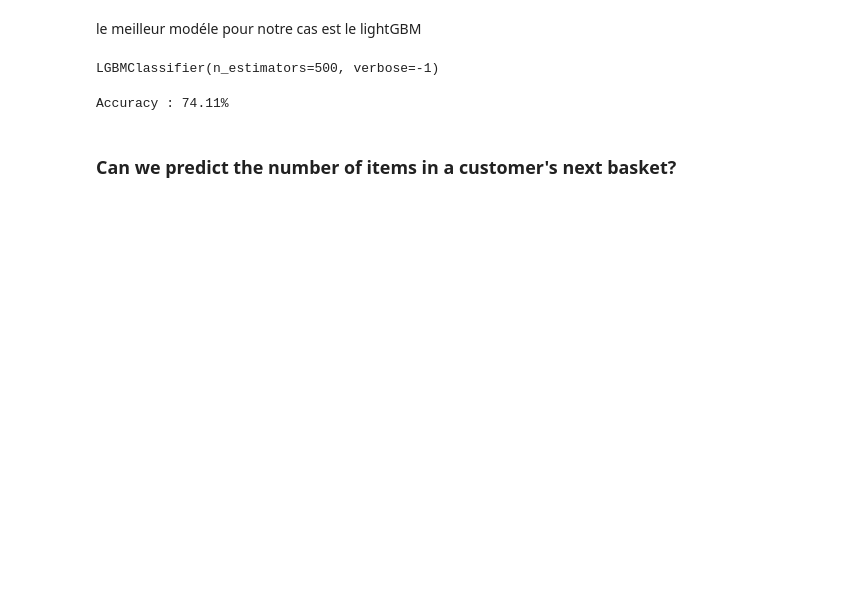
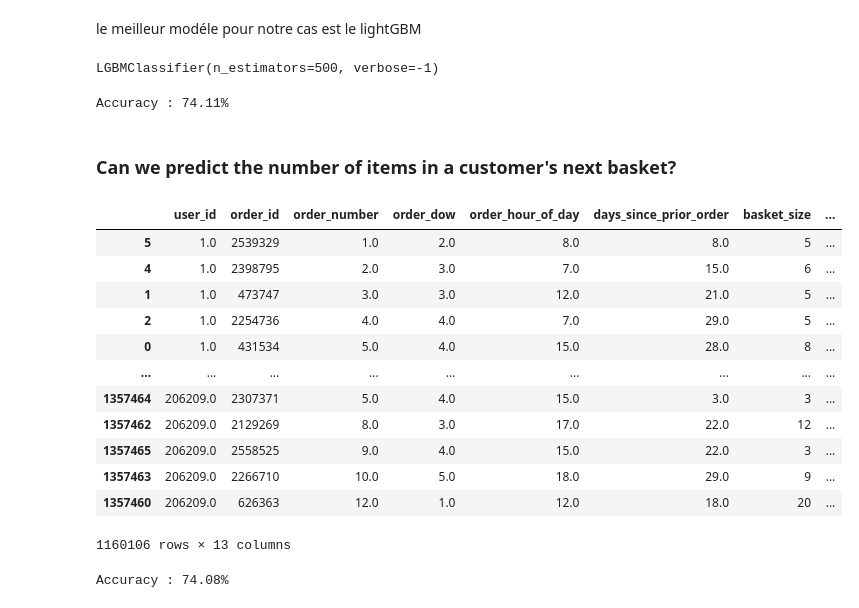
Before and after one commit to AlexandrG1209/nextbuy, a Jupyter notebook: notebook.ipynb, the cells around one changed output. Saved outputs shown, nothing was run; the diff lists cells and outputs as text; code cells hidden in the pictures; blank space fills up the shorter version.

Commit message:
add ia to respond to predict the number of items in a customer's next basket

```diff
--- a/notebook.ipynb
+++ b/notebook.ipynb
@@ -608,8 +604,37 @@ Accuracy : 74.11%
 ### Can we predict the number of items in a customer's next basket?
 # %%
-#def basket_df(df):
+def basket_df(df):
 
-#  order_col = (df.groupby('order_id').agg(
-#     user_basket_size = ('product_id', 'count'),
-#    reorder_rate = ("reordered", "mean"),
-#).reset_index().sort_values(["user_id", "order_number"]))
+    order_col = (df.groupby(["user_id", "order_id", "order_number", "order_dow","order_hour_of_day", "days_since_prior_order"]).agg(
+        basket_size = ('product_id', 'count'),
+        num_reordered = ("reordered", "sum"),
+        reorder_rate = ("reordered", "mean"),
+        num_departments = ("department_id", "nunique"),
+        num_aisles = ("aisle_id", "nunique"),
+    ).reset_index().sort_values(["user_id", "order_number"]))
+
+    g = order_col.groupby("user_id")
+
+    order_col["target_next_basket_size"] = g["basket_size"].shift(-1)
+    order_col["avg_basket_size"] = g["basket_size"].transform("mean")
+
+    final_df = order_col.dropna(subset=["target_next_basket_size"]).copy()
+
+    return final_df
+# %%
+df_basket = basket_df(df)
+df_basket
+# %% [output]
+|  | user_id | order_id | order_number | order_dow | order_hour_of_day | days_since_prior_order | basket_size | ... |
+| 5 | 1.0 | 2539329 | 1.0 | 2.0 | 8.0 | 8.0 | 5 | ... |
+| 4 | 1.0 | 2398795 | 2.0 | 3.0 | 7.0 | 15.0 | 6 | ... |
+| 1 | 1.0 | 473747 | 3.0 | 3.0 | 12.0 | 21.0 | 5 | ... |
+| 2 | 1.0 | 2254736 | 4.0 | 4.0 | 7.0 | 29.0 | 5 | ... |
+| 0 | 1.0 | 431534 | 5.0 | 4.0 | 15.0 | 28.0 | 8 | ... |
+| ... | ... | ... | ... | ... | ... | ... | ... | ... |
+| 1357464 | 206209.0 | 2307371 | 5.0 | 4.0 | 15.0 | 3.0 | 3 | ... |
+| 1357462 | 206209.0 | 2129269 | 8.0 | 3.0 | 17.0 | 22.0 | 12 | ... |
+| 1357465 | 206209.0 | 2558525 | 9.0 | 4.0 | 15.0 | 22.0 | 3 | ... |
+| 1357463 | 206209.0 | 2266710 | 10.0 | 5.0 | 18.0 | 29.0 | 9 | ... |
+| 1357460 | 206209.0 | 626363 | 12.0 | 1.0 | 12.0 | 18.0 | 20 | ... |
+1160106 rows × 13 columns
@@ -616,4 +646,10 @@ Accuracy : 74.11%
 # %%
-#output_pred = light_basket.predict(input_test)ad
 
-#print(f"Accuracy : {accuracy_score(output_test, output_pred):.2%}")
+light_basket = init_lightgbm()
+light_basket.fit(input_train, output_train)
+
+output_pred = light_basket.predict(input_test)
+
+print(f"Accuracy : {accuracy_score(output_test, output_pred):.2%}")
+# %% [output]
+Accuracy : 74.08%
```
Also changed, not shown: parts of 11 cells of this notebook.
